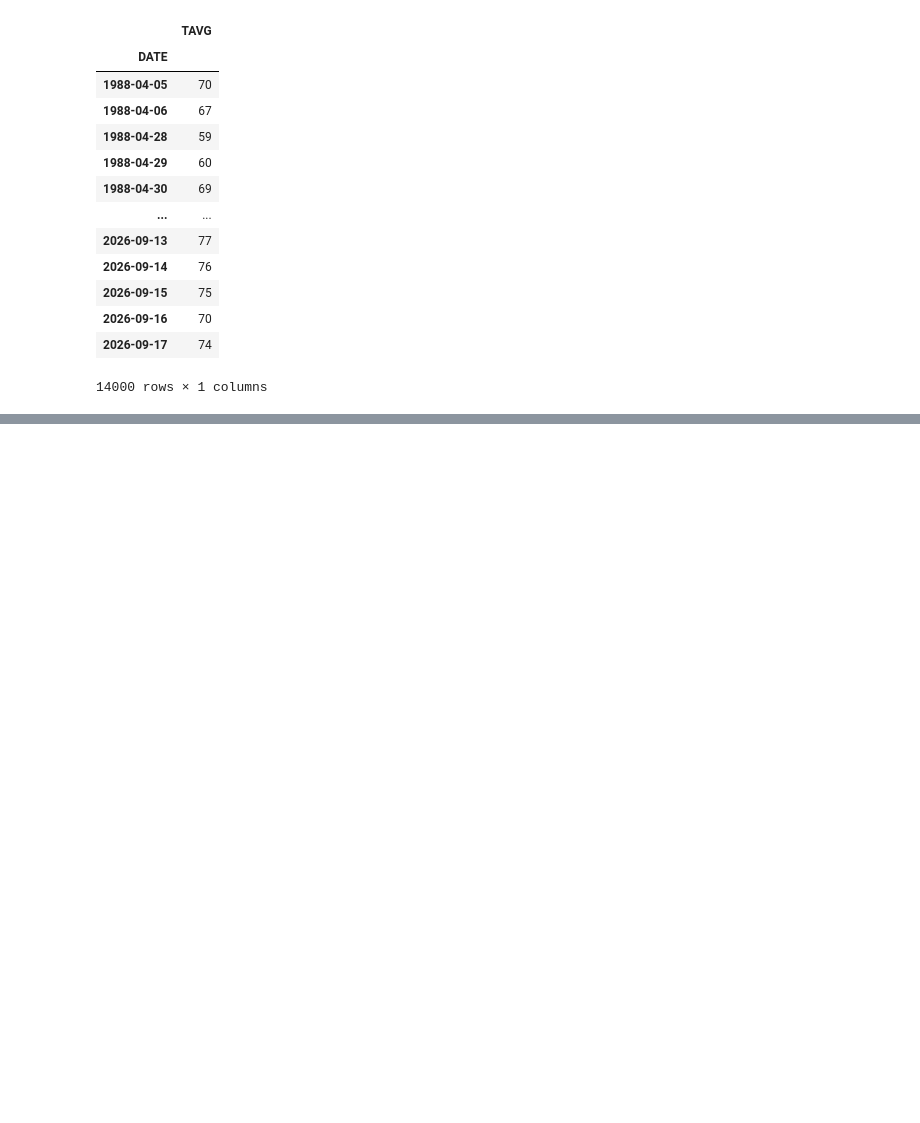
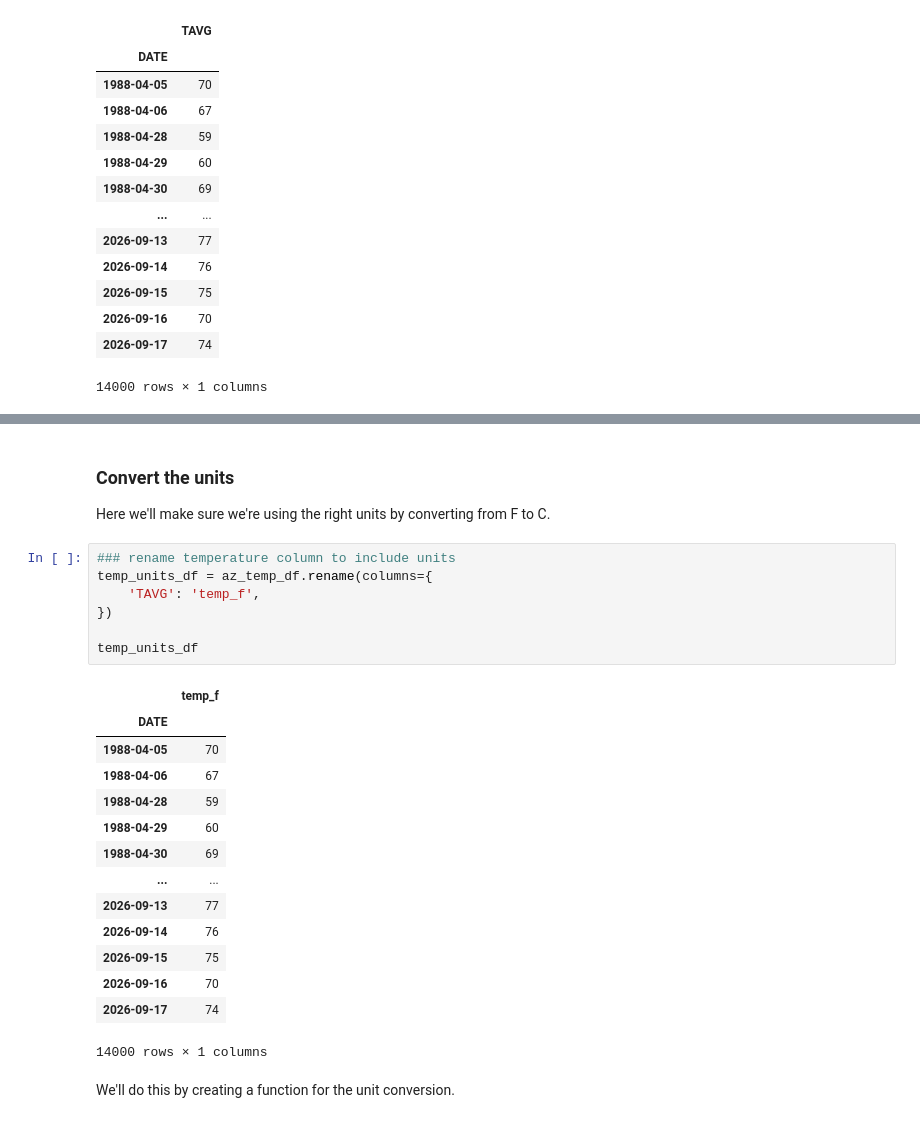
Before and after one commit to lauren-thomas2/climate-change, a Jupyter notebook: 02-data-wrangle.ipynb, the cells around one changed output, grey strips where cells are left out. Cells and saved outputs as stored; diff of their text form; blank space fills up the shorter version.

```diff
--- a/02-data-wrangle.ipynb
+++ b/02-data-wrangle.ipynb
@@ -70,0 +63,28 @@ Stored 'az_temp_df' (DataFrame)
+# %% [markdown]
+### Convert the units
+
+Here we'll make sure we're using the right units by converting from F to C.
+# %%
+### rename temperature column to include units
+temp_units_df = az_temp_df.rename(columns={
+    'TAVG': 'temp_f',
+})
+
+temp_units_df
+# %% [output]
+|  | temp_f |
+| DATE |  |
+| 1988-04-05 | 70 |
+| 1988-04-06 | 67 |
+| 1988-04-28 | 59 |
+| 1988-04-29 | 60 |
+| 1988-04-30 | 69 |
+| ... | ... |
+| 2026-09-13 | 77 |
+| 2026-09-14 | 76 |
+| 2026-09-15 | 75 |
+| 2026-09-16 | 70 |
+| 2026-09-17 | 74 |
+14000 rows × 1 columns
+# %% [markdown]
+We'll do this by creating a function for the unit conversion.
```
Also changed, not shown: parts of 3 cells of this notebook.
